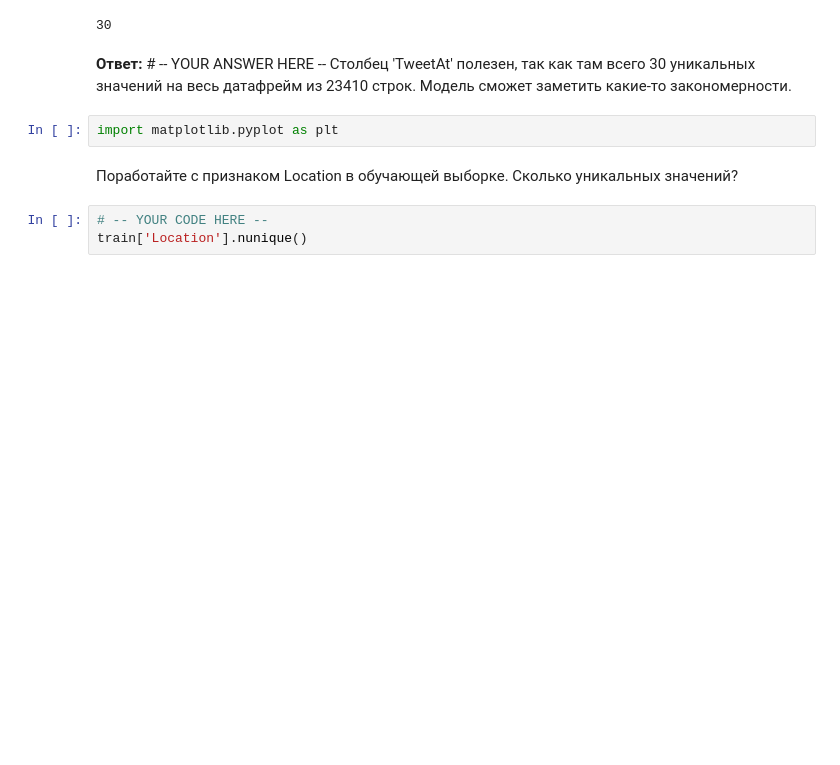
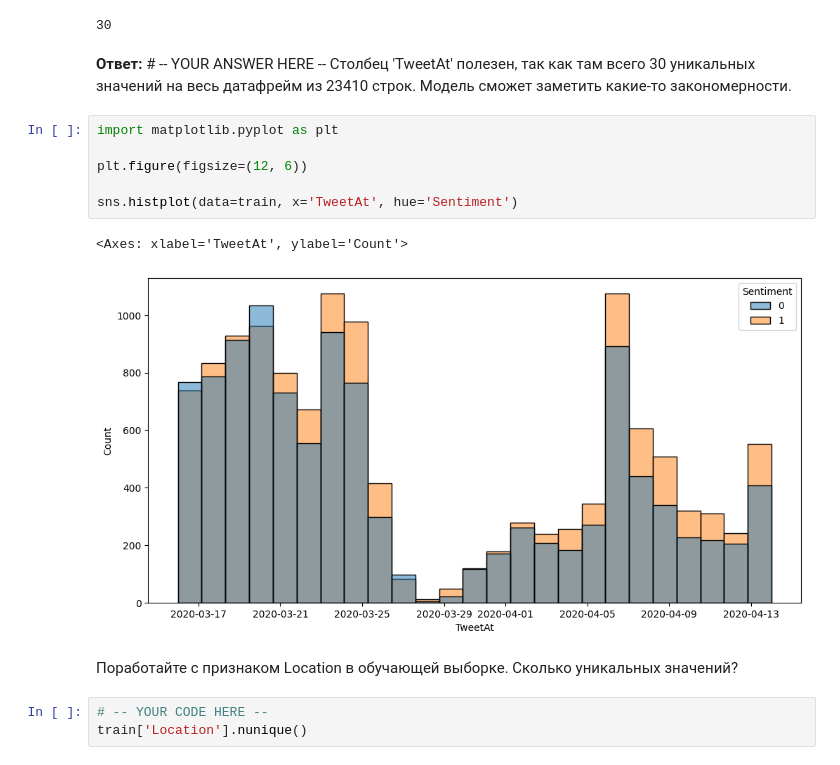
Before and after one commit to stass9966/programming-technologies, a Jupyter notebook: 2025/homeworks/hw06_texts/hw06_texts.ipynb, the cells around one changed output. Cells and saved outputs as stored; diff of their text form; blank space fills up the shorter version.

```diff
--- a/2025/homeworks/hw06_texts/hw06_texts.ipynb
+++ b/2025/homeworks/hw06_texts/hw06_texts.ipynb
@@ -776,8 +776,15 @@ train['TweetAt'].nunique()
 30
 # %% [markdown]
 **Ответ:** # -- YOUR ANSWER HERE -- Столбец 'TweetAt' полезен, так как там всего 30 уникальных значений на весь датафрейм из 23410 строк. Модель сможет заметить какие-то закономерности.
-# %%
-import matplotlib.pyplot as plt
+# %%
+import matplotlib.pyplot as plt
+
+plt.figure(figsize=(12, 6))
+
+sns.histplot(data=train, x='TweetAt', hue='Sentiment')
+# %% [output]
+<Axes: xlabel='TweetAt', ylabel='Count'>
+[figure, added]
 # %% [markdown]
 Поработайте с признаком Location в обучающей выборке. Сколько уникальных значений?
 # %%
```
Also changed, not shown: parts of 3 cells of this notebook.
